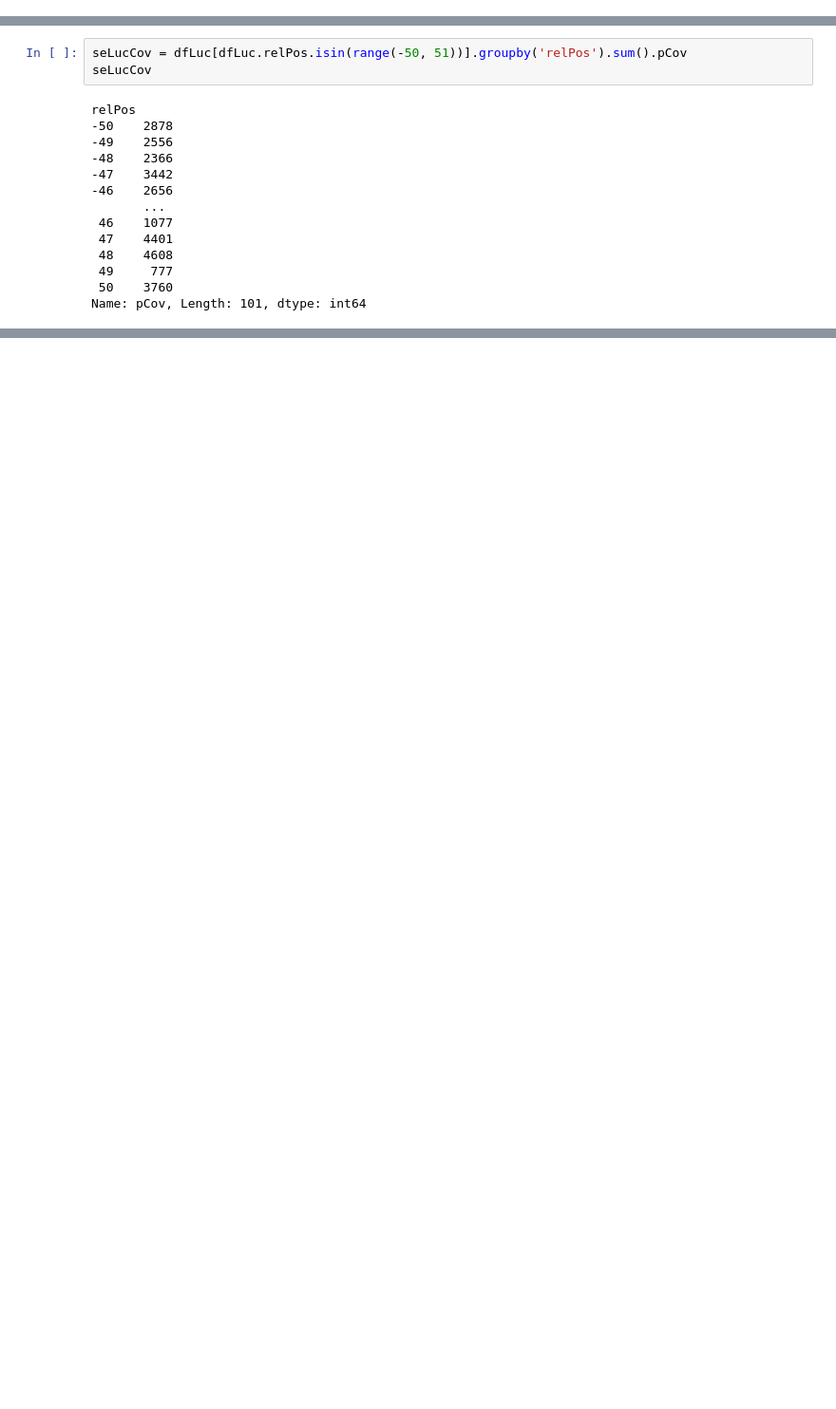
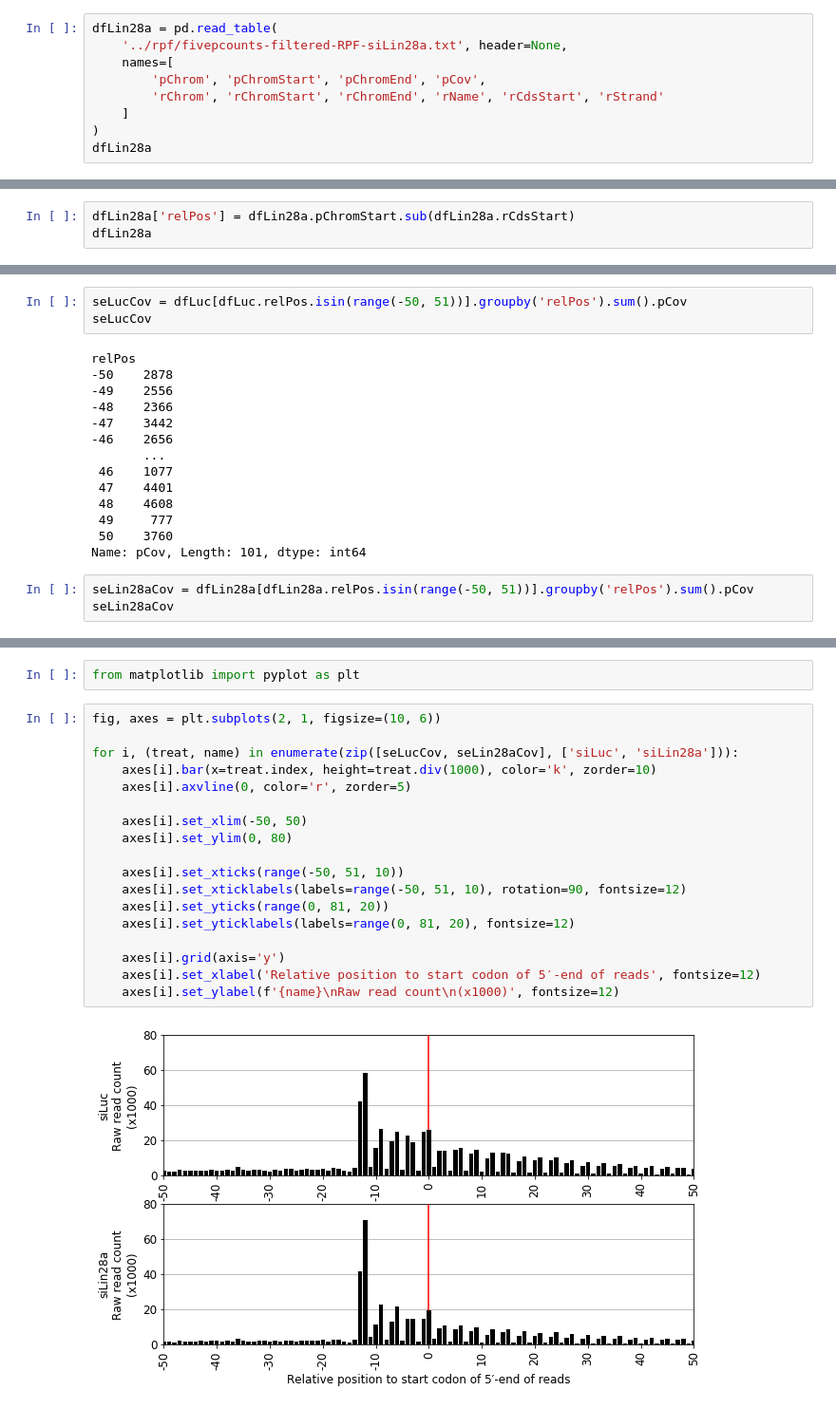
Before and after one commit to hyejun18/bioinfo1, a Jupyter notebook: notebooks/CoLab_TermProj_2022_2.ipynb, the cells around one changed output, grey strips where cells are left out. Shown: that part at 95% size. Saved outputs shown, nothing was run; the diff lists cells and outputs as text; blank space fills up the shorter version.

Commit message:
Add siLin28a and Plot

```diff
--- a/notebooks/CoLab_TermProj_2022_2.ipynb
+++ b/notebooks/CoLab_TermProj_2022_2.ipynb
@@ -195,3 +225,12 @@ dfLuc
 | 340497 | chrY | 88065994 | 88065995 | 1 | chrY | 88065992 | 88066124 | ENSMUST00000187146.2 | 88066006 | ... |
 | 340498 | chrY | 88066066 | 88066067 | 1 | chrY | 88065992 | 88066124 | ENSMUST00000187146.2 | 88066006 | ... |
 340499 rows × 10 columns
+# %%
+dfLin28a = pd.read_table(
+    '../rpf/fivepcounts-filtered-RPF-siLin28a.txt', header=None,
+    names=[
+        'pChrom', 'pChromStart', 'pChromEnd', 'pCov',
+        'rChrom', 'rChromStart', 'rChromEnd', 'rName', 'rCdsStart', 'rStrand'
+    ]
+)
+dfLin28a
@@ -212,3 +265,6 @@ dfLuc
 | 340497 | chrY | 88065994 | 88065995 | 1 | chrY | 88065992 | 88066124 | ENSMUST00000187146.2 | 88066006 | ... |
 | 340498 | chrY | 88066066 | 88066067 | 1 | chrY | 88065992 | 88066124 | ENSMUST00000187146.2 | 88066006 | ... |
 340499 rows × 11 columns
+# %%
+dfLin28a['relPos'] = dfLin28a.pChromStart.sub(dfLin28a.rCdsStart)
+dfLin28a
@@ -229,3 +299,6 @@ relPos
  49     777
  50    3760
 Name: pCov, Length: 101, dtype: int64
+# %%
+seLin28aCov = dfLin28a[dfLin28a.relPos.isin(range(-50, 51))].groupby('relPos').sum().pCov
+seLin28aCov
@@ -231,0 +321,22 @@ Name: pCov, Length: 101, dtype: int64
+# %%
+from matplotlib import pyplot as plt
+# %%
+fig, axes = plt.subplots(2, 1, figsize=(10, 6))
+
+for i, (treat, name) in enumerate(zip([seLucCov, seLin28aCov], ['siLuc', 'siLin28a'])):
+    axes[i].bar(x=treat.index, height=treat.div(1000), color='k', zorder=10)
+    axes[i].axvline(0, color='r', zorder=5)
+
+    axes[i].set_xlim(-50, 50)
+    axes[i].set_ylim(0, 80)
+
+    axes[i].set_xticks(range(-50, 51, 10))
+    axes[i].set_xticklabels(labels=range(-50, 51, 10), rotation=90, fontsize=12)
+    axes[i].set_yticks(range(0, 81, 20))
+    axes[i].set_yticklabels(labels=range(0, 81, 20), fontsize=12)
+
+    axes[i].grid(axis='y')
+    axes[i].set_xlabel('Relative position to start codon of 5′-end of reads', fontsize=12)
+    axes[i].set_ylabel(f'{name}\nRaw read count\n(x1000)', fontsize=12)
+# %% [output]
+[figure, added]
```
Also changed, not shown: parts of 7 cells of this notebook.
